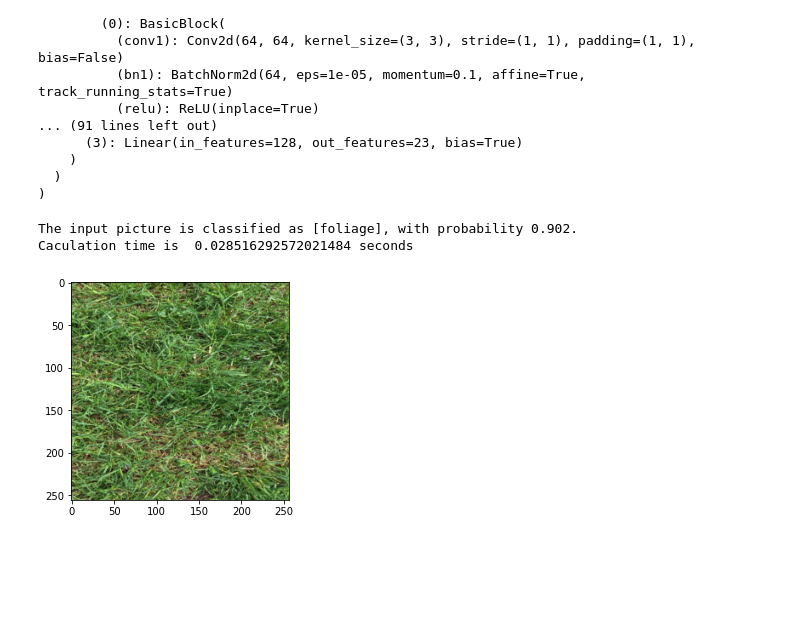
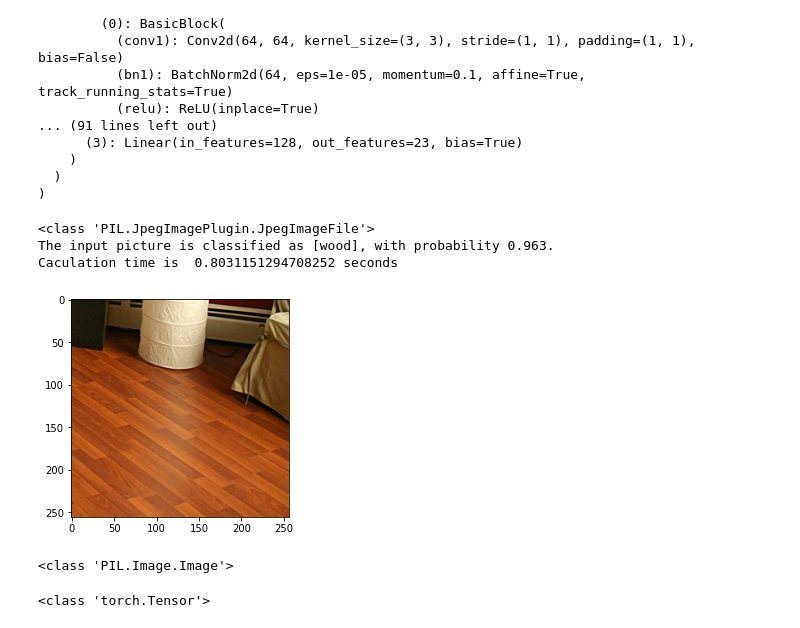
Before and after one commit to SeunghyunLim/terrain-recognition, a Jupyter notebook: DEP/DEPnet_test_minc.ipynb, the cells around one changed output. Cells and saved outputs as stored; diff of their text form; code cells hidden in the pictures; blank space fills up the shorter version.

```diff
--- a/DEP/DEPnet_test_minc.ipynb
+++ b/DEP/DEPnet_test_minc.ipynb
@@ -63,26 +65,35 @@ transform = transforms.Compose([
 # %%
 import time
 
 start_time = time.time()
-PATH_TO_IMAGE = "./testimg/grass.jpg"
+PATH_TO_IMAGE = "./testimg/wood.jpg"
 
 img = Image.open(PATH_TO_IMAGE)
 resize_img = img.resize((256, 256))
 plot.imshow(resize_img)
 
 x = transform(img)
 x = x.unsqueeze(0)
 
 classes = ['brick', 'carpet', 'ceramic', 'fabric', 'foliage', 'food', 'glass', 'hair',
            'leather', 'metal', 'mirror', 'other', 'painted', 'paper', 'plastic', 'polishedstone',
            'skin', 'sky', 'stone', 'tile', 'wallpaper', 'water', 'wood']
 
 output = model(x)  # Forward pass
 pred = torch.argmax(output, 1)  # Get predicted class if multi-class classification
 print('The input picture is classified as [%s], with probability %.3f.'%
      (classes[pred.tolist()[0]], (torch.nn.functional.softmax(output, dim = 1)[0][pred.tolist()[0]]).tolist()))
 print('Caculation time is ', time.time()-start_time, 'seconds')
 # %% [output]
-The input picture is classified as [foliage], with probability 0.902.
-Caculation time is  0.028516292572021484 seconds
+<class 'PIL.JpegImagePlugin.JpegImageFile'>
+The input picture is classified as [wood], with probability 0.963.
+Caculation time is  0.8031151294708252 seconds
-[figure, old version]
+[figure, new version]
+# %%
+print(type(resize_img))
+# %% [output]
+<class 'PIL.Image.Image'>
+# %%
+print(type(x))
+# %% [output]
+<class 'torch.Tensor'>
```
Also changed, not shown: parts of 1 cell of this notebook, 2 other files.
